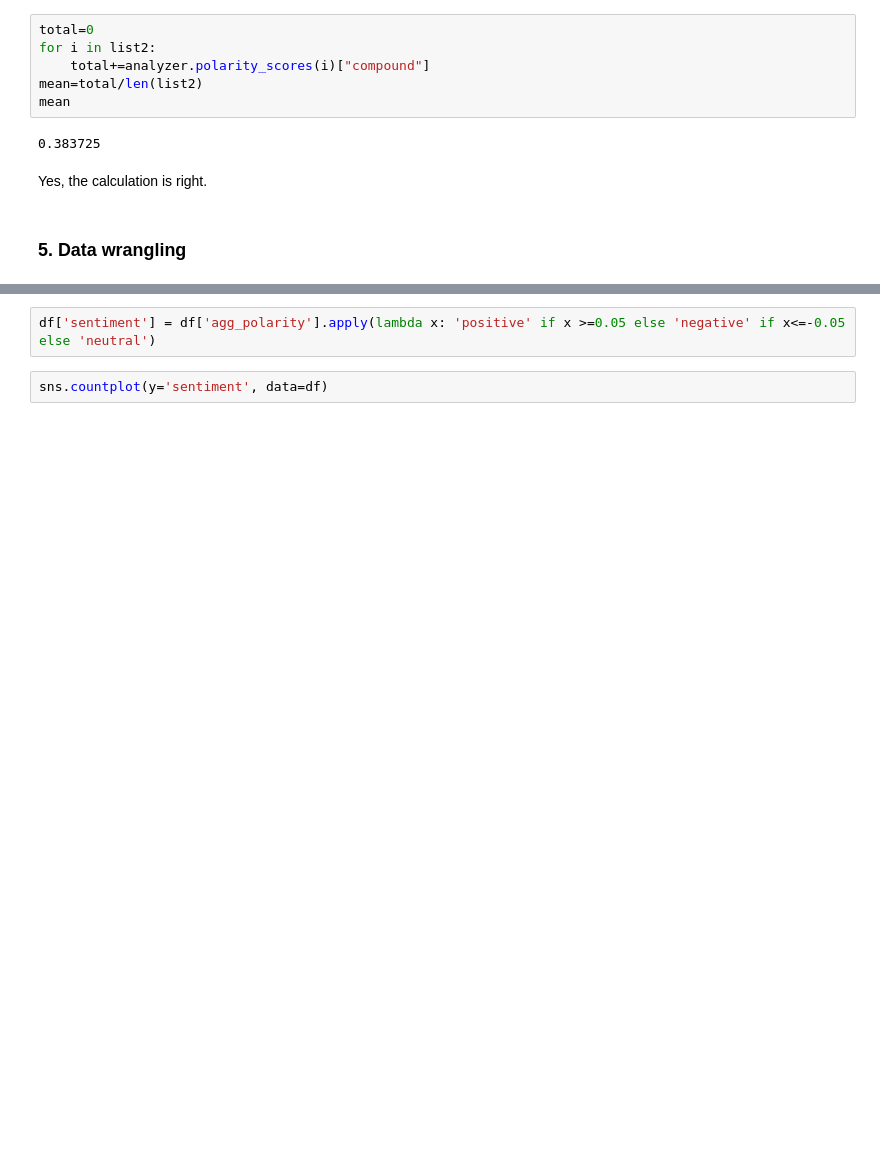
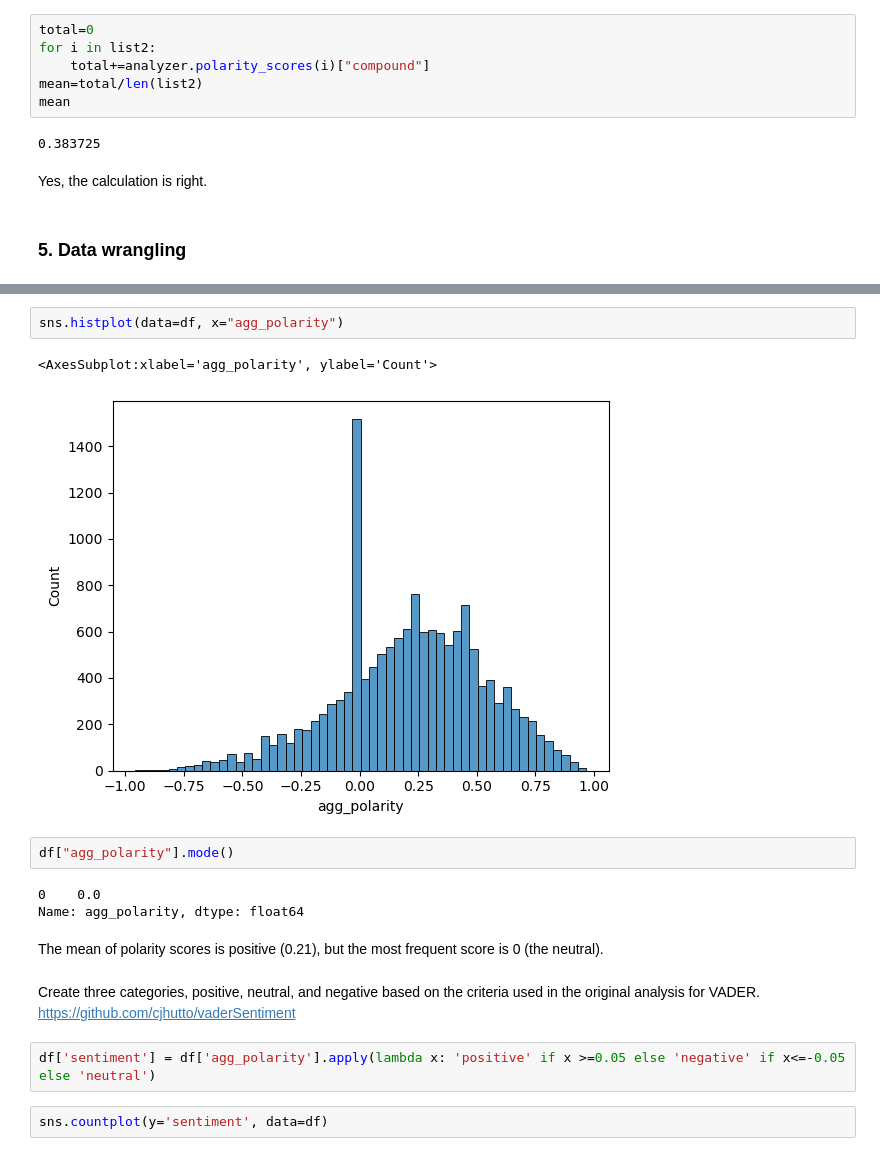
Before and after one commit to tetsupitt/nltk_vader, a Jupyter notebook: sentiment_analysis_coursereview.ipynb, the cells around one changed output, grey strips where cells are left out. Saved outputs shown, nothing was run; the diff lists cells and outputs as text; blank space fills up the shorter version.

```diff
--- a/sentiment_analysis_coursereview.ipynb
+++ b/sentiment_analysis_coursereview.ipynb
@@ -267,3 +251,18 @@ Name: sentensewise_polarity, dtype: float64
+# %%
+sns.histplot(data=df, x="agg_polarity")
+# %% [output]
+<AxesSubplot:xlabel='agg_polarity', ylabel='Count'>
+[figure, added]
+# %%
+df["agg_polarity"].mode()
+# %% [output]
+0    0.0
+Name: agg_polarity, dtype: float64
+# %% [markdown]
+The mean of polarity scores is positive (0.21), but the most frequent score is 0 (the neutral).
+# %% [markdown]
+Create three categories, positive, neutral, and negative based on the criteria used in the original analysis for VADER.
+https://github.com/cjhutto/vaderSentiment
 # %%
 df['sentiment'] = df['agg_polarity'].apply(lambda x: 'positive' if x >=0.05 else 'negative' if x<=-0.05 else 'neutral')
 # %%
```
Also changed, not shown: parts of 58 cells of this notebook, 1 other file.
